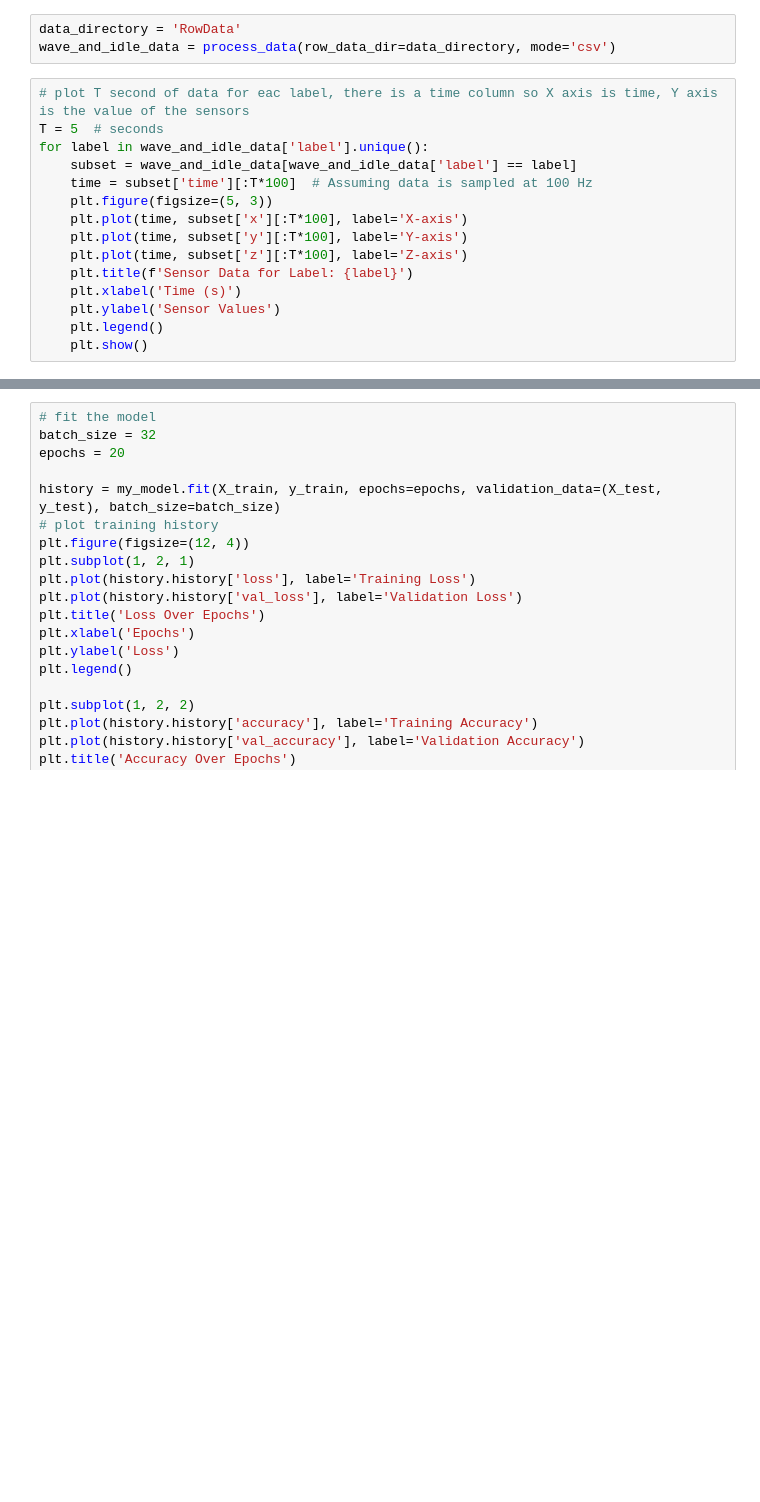
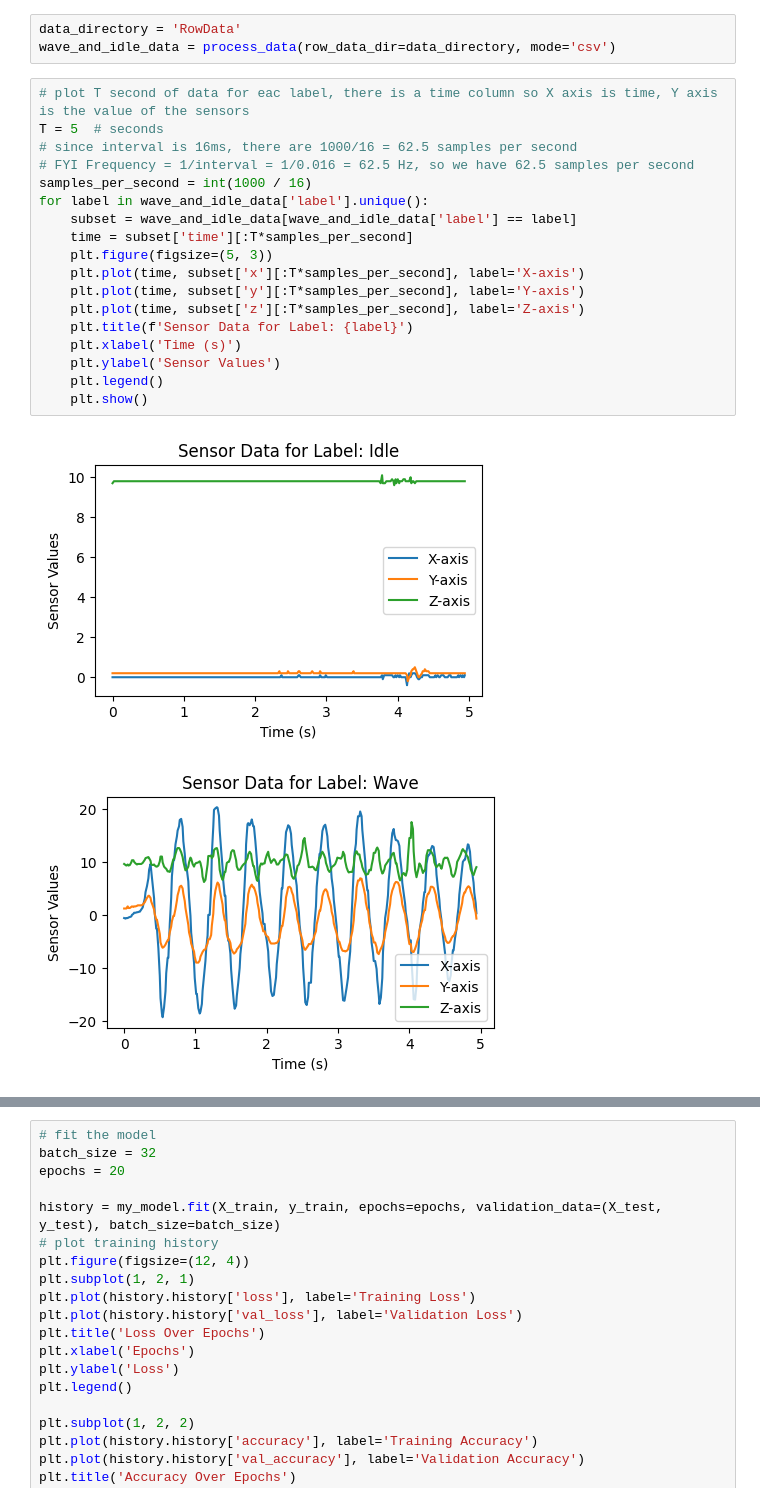
Before and after one commit to ErfanDejband/TinyML, a Jupyter notebook: Phase_1/TinyML.ipynb, the cells around one changed output, grey strips where cells are left out. Drawn from its saved outputs; the diff is of its cells as text; blank space fills up the shorter version.

```diff
--- a/Phase_1/TinyML.ipynb
+++ b/Phase_1/TinyML.ipynb
@@ -14,18 +14,24 @@ wave_and_idle_data = process_data(row_data_dir=data_directory, mode='csv')
 # %%
 # plot T second of data for eac label, there is a time column so X axis is time, Y axis is the value of the sensors
 T = 5  # seconds
+# since interval is 16ms, there are 1000/16 = 62.5 samples per second
+# FYI Frequency = 1/interval = 1/0.016 = 62.5 Hz, so we have 62.5 samples per second
+samples_per_second = int(1000 / 16)
 for label in wave_and_idle_data['label'].unique():
     subset = wave_and_idle_data[wave_and_idle_data['label'] == label]
-    time = subset['time'][:T*100]  # Assuming data is sampled at 100 Hz
+    time = subset['time'][:T*samples_per_second]
     plt.figure(figsize=(5, 3))
-    plt.plot(time, subset['x'][:T*100], label='X-axis')
-    plt.plot(time, subset['y'][:T*100], label='Y-axis')
-    plt.plot(time, subset['z'][:T*100], label='Z-axis')
+    plt.plot(time, subset['x'][:T*samples_per_second], label='X-axis')
+    plt.plot(time, subset['y'][:T*samples_per_second], label='Y-axis')
+    plt.plot(time, subset['z'][:T*samples_per_second], label='Z-axis')
     plt.title(f'Sensor Data for Label: {label}')
     plt.xlabel('Time (s)')
     plt.ylabel('Sensor Values')
     plt.legend()
     plt.show()
+# %% [output]
+[figure, added]
+[figure, added]
 # %%
 X_train, X_test, y_train, y_test = prepare_data(data_directory, window_size_s=1.0, split_ratio=80)
 print(f"X_train shape: {X_train.shape}, y_train shape: {y_train.shape}")
```
Also changed, not shown: parts of 2 cells of this notebook, 4 other files.
